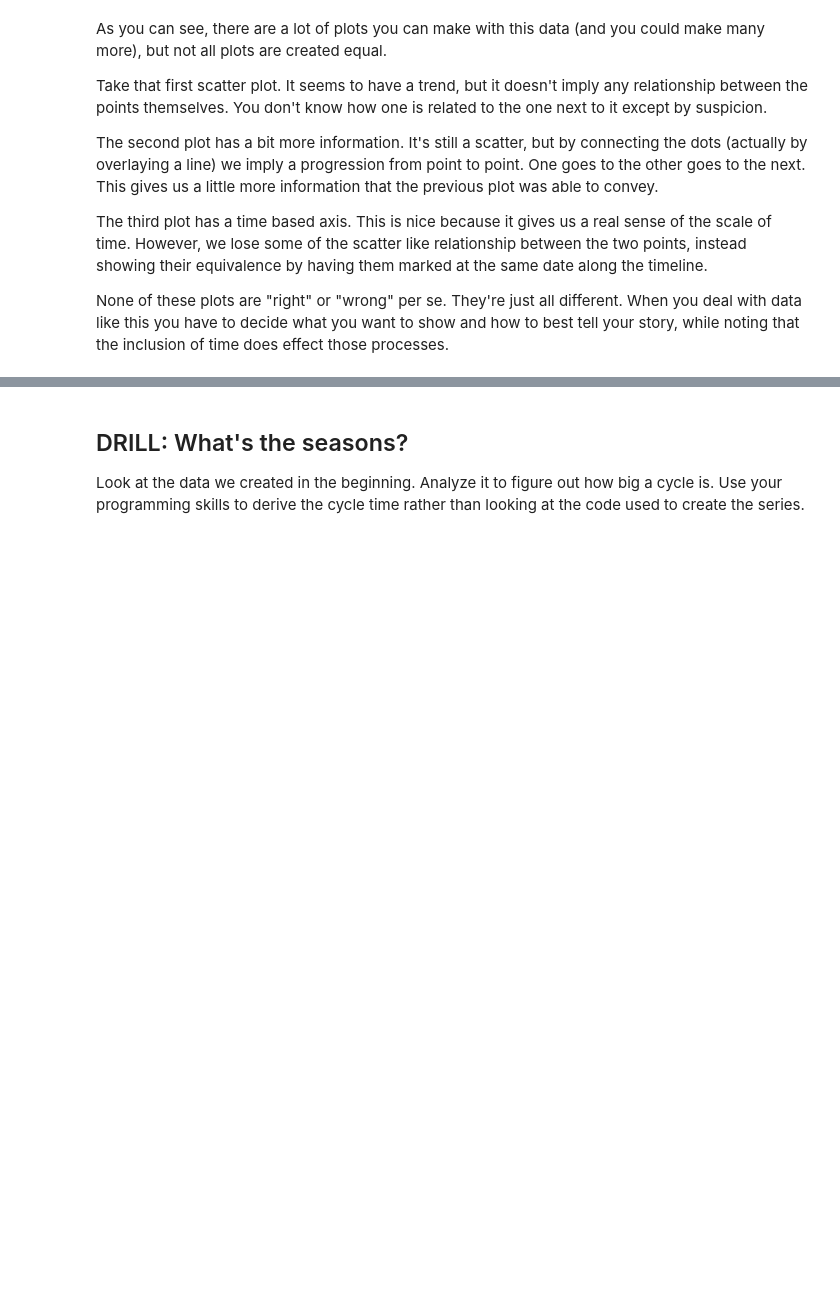
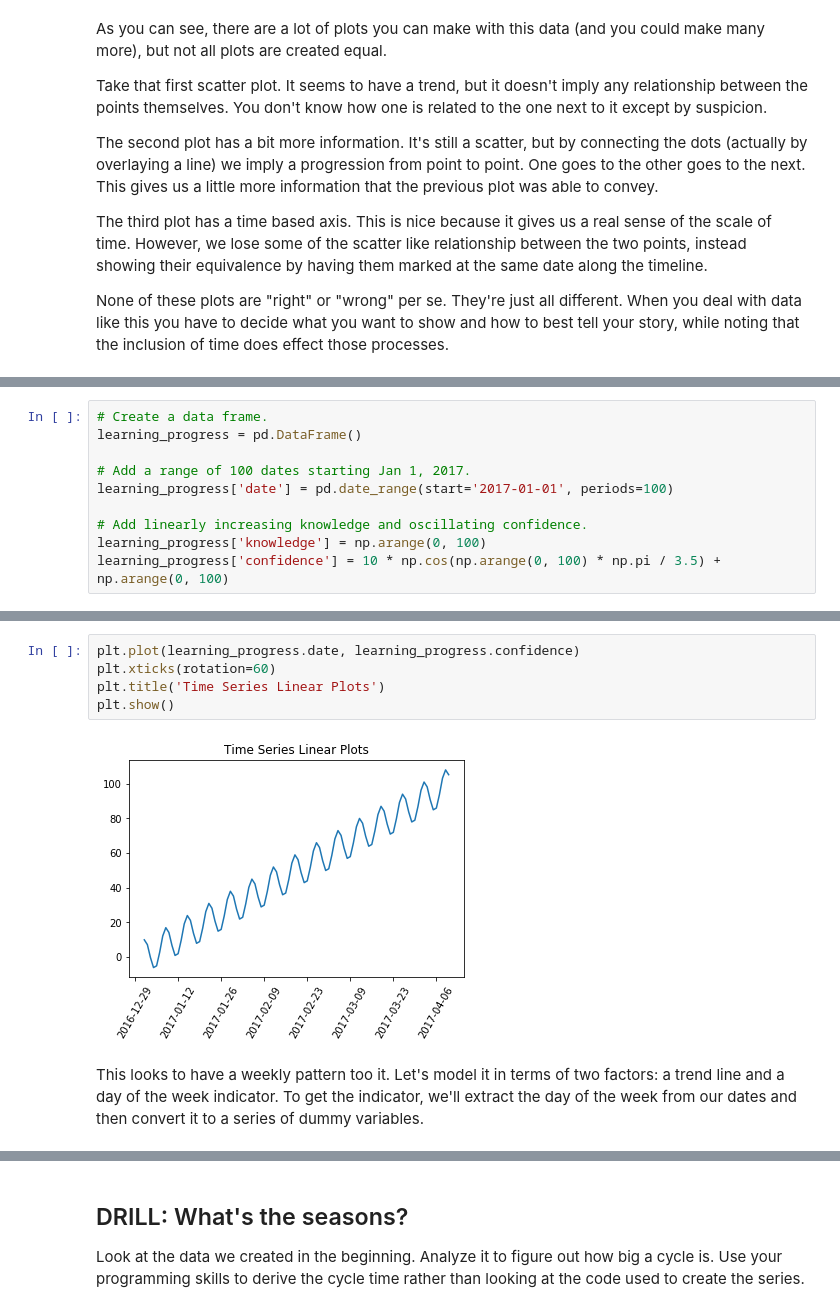
Before and after one commit to jacksonntag/data-science, a Jupyter notebook: notebooks/6.1.1 Intro to Time.ipynb, the cells around one changed output, grey strips where cells are left out. Saved outputs shown, nothing was run; the diff lists cells and outputs as text; blank space fills up the shorter version.

Commit message:
time series migrated

```diff
--- a/notebooks/6.1.1 Intro to Time.ipynb
+++ b/notebooks/6.1.1 Intro to Time.ipynb
@@ -96,0 +101,10 @@ Time is not a variable like every other. It has specific concerns. Before we tal
+# %%
+# Create a data frame.
+learning_progress = pd.DataFrame()
+
+# Add a range of 100 dates starting Jan 1, 2017.
+learning_progress['date'] = pd.date_range(start='2017-01-01', periods=100)
+
+# Add linearly increasing knowledge and oscillating confidence.
+learning_progress['knowledge'] = np.arange(0, 100)
+learning_progress['confidence'] = 10 * np.cos(np.arange(0, 100) * np.pi / 3.5) + np.arange(0, 100)
@@ -96,0 +165,9 @@ Time is not a variable like every other. It has specific concerns. Before we tal
+# %%
+plt.plot(learning_progress.date, learning_progress.confidence)
+plt.xticks(rotation=60)
+plt.title('Time Series Linear Plots')
+plt.show()
+# %% [output]
+[figure, added]
+# %% [markdown]
+This looks to have a weekly pattern too it. Let's model it in terms of two factors: a trend line and a day of the week indicator. To get the indicator, we'll extract the day of the week from our dates and then convert it to a series of dummy variables.
```
Also changed, not shown: parts of 16 cells of this notebook, 5 other files.
